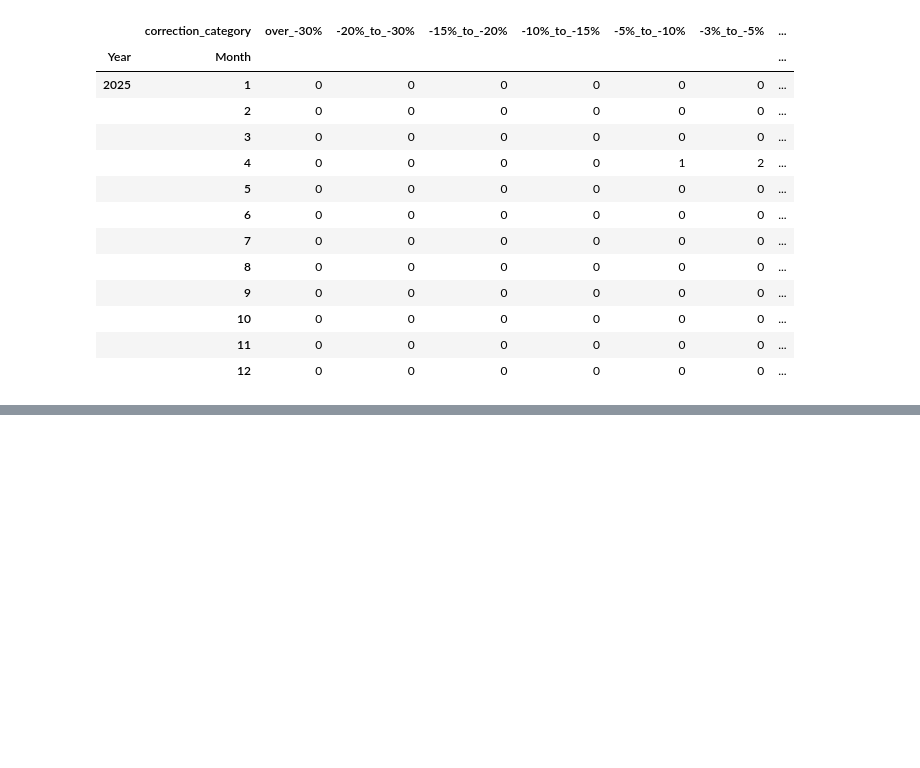
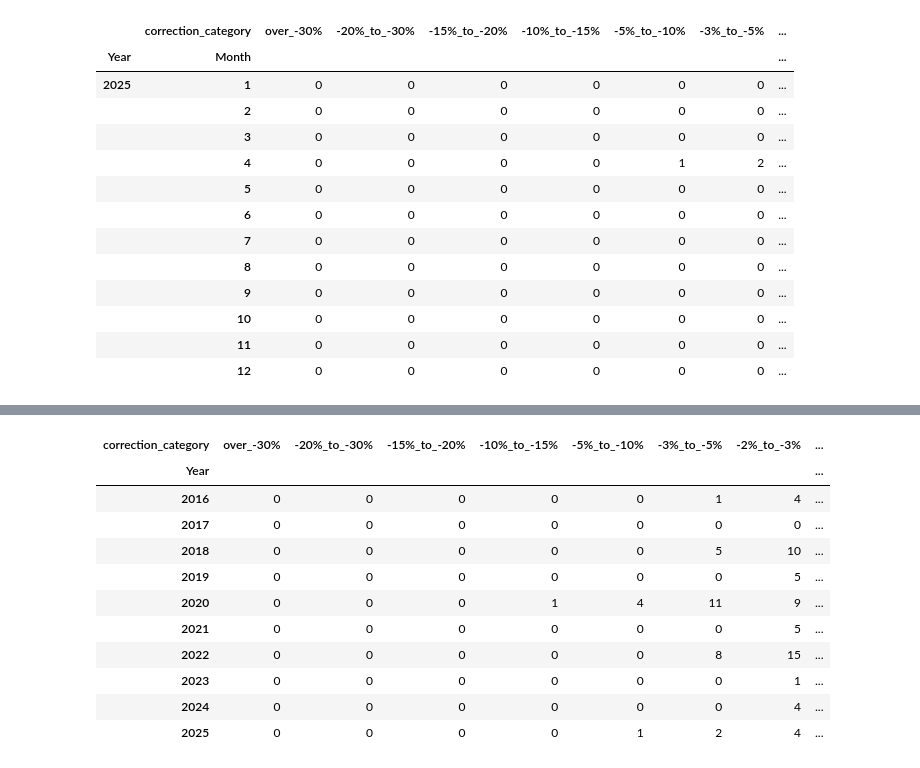
Before and after one commit to scimmione1/FromZeroToQuant-, a Jupyter notebook: 04_S&P500_quant_analysis/13_Negative_days_per_year_month.ipynb, the cells around one changed output, grey strips where cells are left out. Saved outputs shown, nothing was run; the diff lists cells and outputs as text; code cells hidden in the pictures; blank space fills up the shorter version.

Commit message:
average_corrections_per_year

```diff
--- a/04_S&P500_quant_analysis/13_Negative_days_per_year_month.ipynb
+++ b/04_S&P500_quant_analysis/13_Negative_days_per_year_month.ipynb
@@ -163,3 +163,8 @@ correction_counts.tail(12)
 # %%
 # # download the dataframe as csv
 # correction_counts.to_csv('correction_counts_per_year_month.csv')
+# %%
+# group by year and sum occurrences
+yearly_correction_counts = correction_counts.groupby(level='Year').sum()
+
+yearly_correction_counts.head()
@@ -165,0 +179,15 @@ correction_counts.tail(12)
+# %%
+yearly_correction_counts.tail(10)
+# %% [output]
+| correction_category | over_-30% | -20%_to_-30% | -15%_to_-20% | -10%_to_-15% | -5%_to_-10% | -3%_to_-5% | -2%_to_-3% | ... |
+| Year |  |  |  |  |  |  |  | ... |
+| 2016 | 0 | 0 | 0 | 0 | 0 | 1 | 4 | ... |
+| 2017 | 0 | 0 | 0 | 0 | 0 | 0 | 0 | ... |
+| 2018 | 0 | 0 | 0 | 0 | 0 | 5 | 10 | ... |
+| 2019 | 0 | 0 | 0 | 0 | 0 | 0 | 5 | ... |
+| 2020 | 0 | 0 | 0 | 1 | 4 | 11 | 9 | ... |
+| 2021 | 0 | 0 | 0 | 0 | 0 | 0 | 5 | ... |
+| 2022 | 0 | 0 | 0 | 0 | 0 | 8 | 15 | ... |
+| 2023 | 0 | 0 | 0 | 0 | 0 | 0 | 1 | ... |
+| 2024 | 0 | 0 | 0 | 0 | 0 | 0 | 4 | ... |
+| 2025 | 0 | 0 | 0 | 0 | 1 | 2 | 4 | ... |
```
Also changed, not shown: parts of 2 cells of this notebook.
